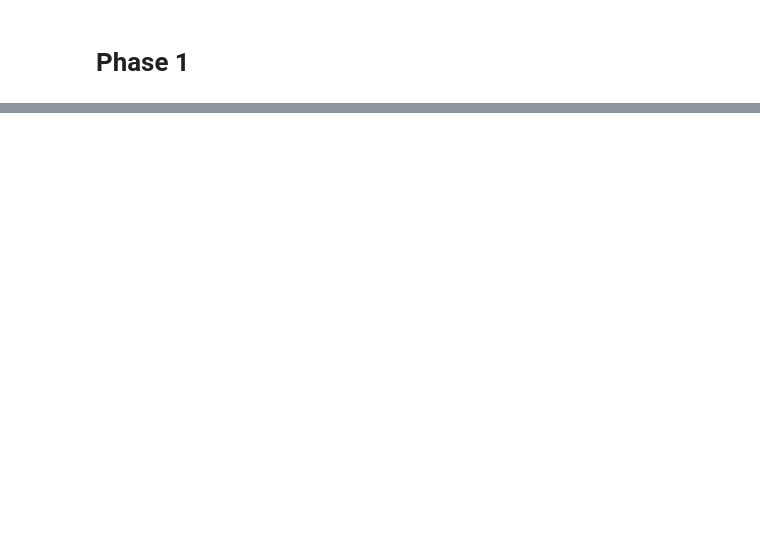
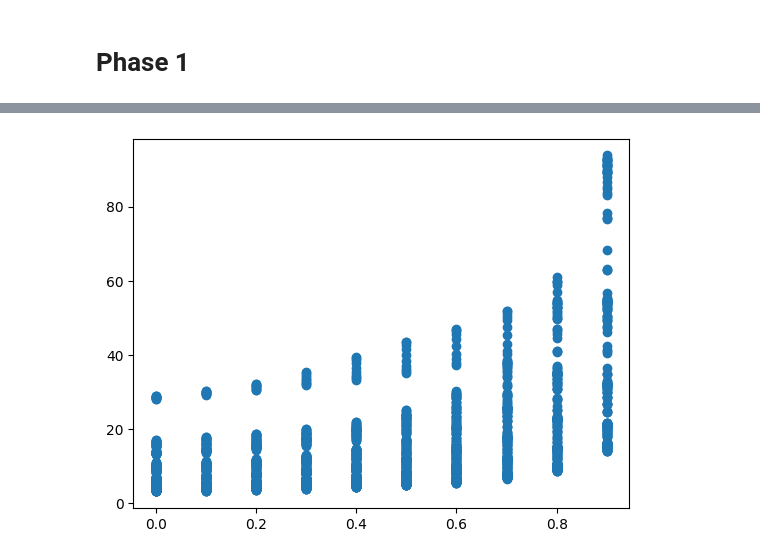
Before and after one commit to theFroodyOne/Physics344Assignment6, a Jupyter notebook: dataAnalysis.ipynb, the cells around one changed output, grey strips where cells are left out. Cells and saved outputs as stored; diff of their text form; code cells hidden in the pictures; blank space fills up the shorter version.

```diff
--- a/dataAnalysis.ipynb
+++ b/dataAnalysis.ipynb
@@ -29,0 +32,5 @@ r^2 l: 43.08309146140124%
+# %%
+plt.scatter(p, timeOnRoad)
+plt.savefig("./data/phase1/p_vs_timeOnRoad.png")
+# %% [output]
+[figure, added]
```
Also changed, not shown: parts of 4 cells of this notebook, 8 other files.
